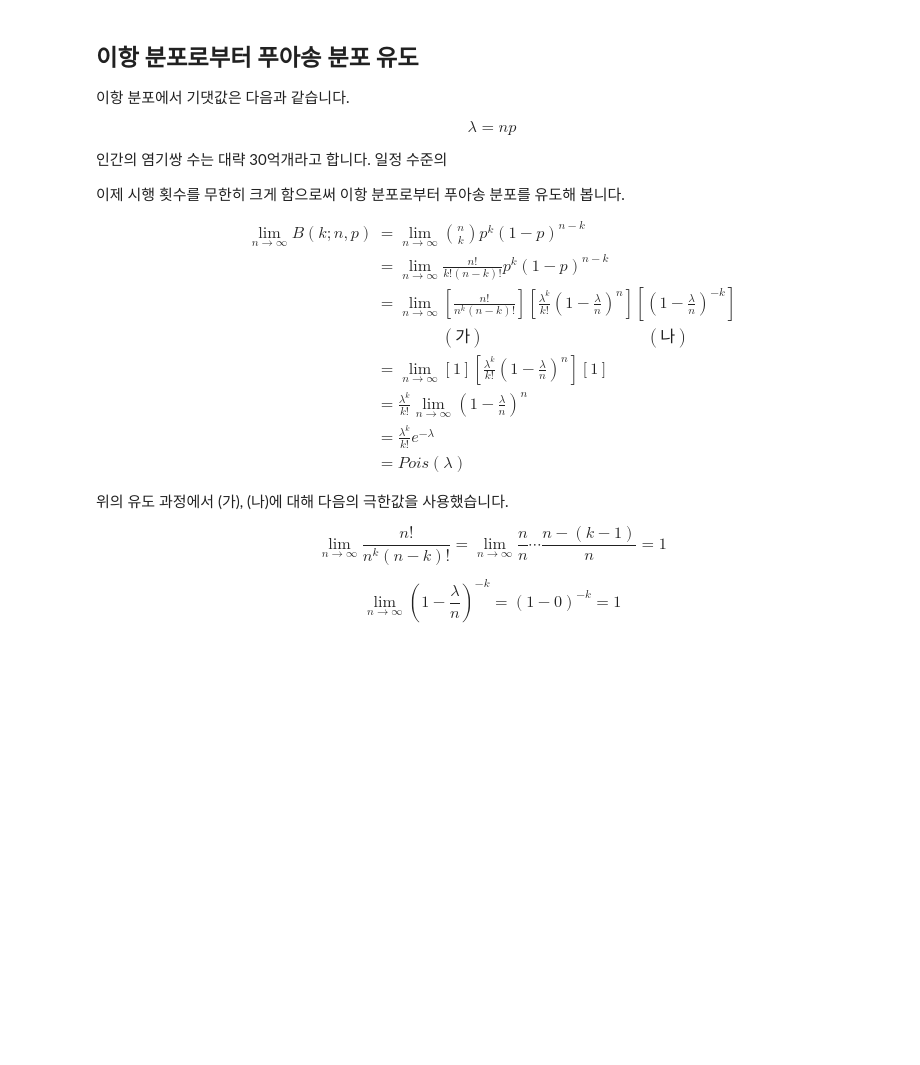
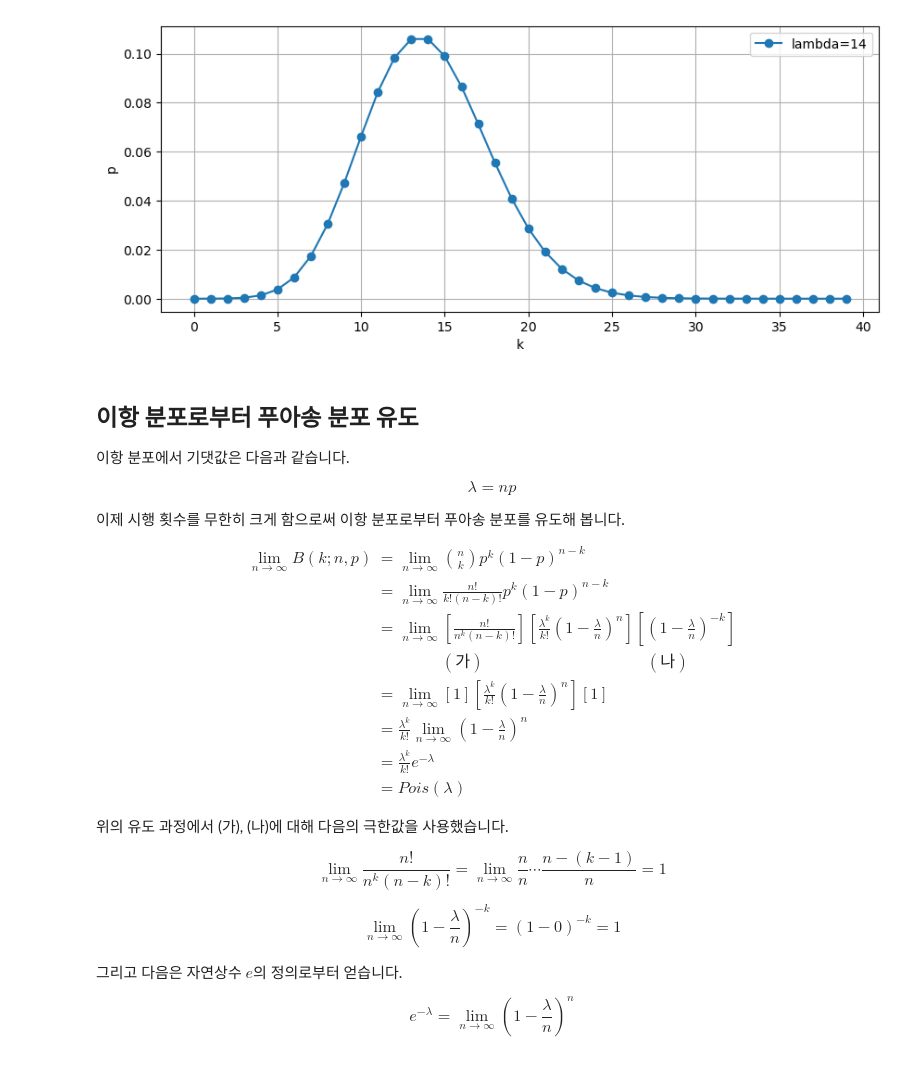
Before and after one commit to trvoid/ml-study, a Jupyter notebook: math-basics/poisson-distribution.ipynb, the cells around one changed output. Saved outputs shown, nothing was run; the diff lists cells and outputs as text; code cells hidden in the pictures; blank space fills up the shorter version.

```diff
--- a/math-basics/poisson-distribution.ipynb
+++ b/math-basics/poisson-distribution.ipynb
@@ -25,0 +14,26 @@ $$
+# %%
+import math
+import matplotlib.pyplot as plt
+
+def poisson_distribution(lam, k):
+    return pow(lam, k) / math.factorial(k) * pow(math.e, -lam)
+
+def plot_pois(lam):
+    legends = [f'lambda={m}' for m in lam]
+
+    x = [i for i in range(40)]
+
+    plt.figure(figsize=(10, 4))
+
+    for m in lam:
+        y = [poisson_distribution(m, k) for k in x]
+        plt.plot(x, y, marker='o')
+
+    plt.xlabel('k')
+    plt.ylabel('p')
+    plt.legend(legends)
+    plt.grid(True)
+    plt.show()
+
+lam = [1, 3, 6, 10, 15, 25]
+plot_pois(lam)
@@ -26,3 +87,8 @@ $$
+# %%
+lam = [14]
+plot_pois(lam)
+# %% [output]
+[figure, added]
 # %% [markdown]
 ## 이항 분포로부터 푸아송 분포 유도
 
@@ -31,8 +97,6 @@ $$
 $$
 \lambda = np
 $$
-
-인간의 염기쌍 수는 대략 30억개라고 합니다. 일정 수준의
 
 이제 시행 횟수를 무한히 크게 함으로써 이항 분포로부터 푸아송 분포를 유도해 봅니다.
 
@@ -60,3 +124,9 @@ $$
 $$
 \lim_{n \to \infty} (1 - \frac{\lambda}{n})^{-k} = (1 - 0)^{-k} = 1
 $$
+
+그리고 다음은 자연상수 $e$의 정의로부터 얻습니다.
+
+$$
+e^{-\lambda} = \lim_{n \to \infty} (1 - \frac{\lambda}{n})^n
+$$
```
Also changed, not shown: parts of 6 cells of this notebook.
